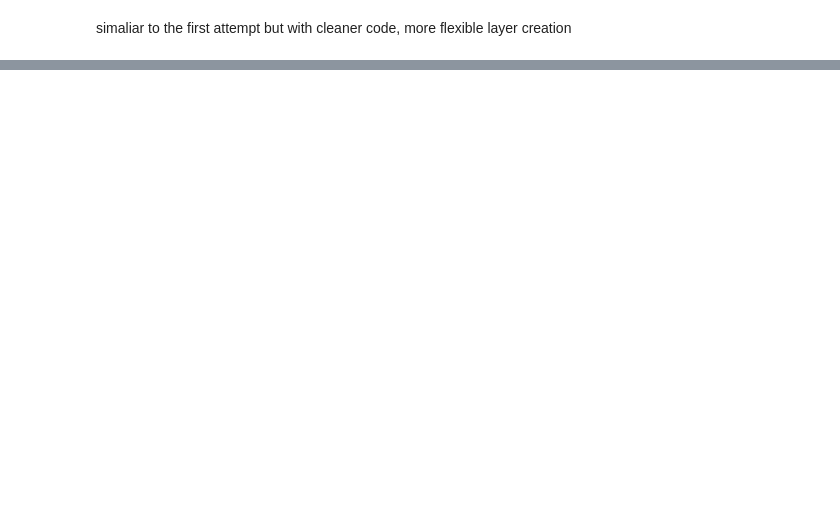
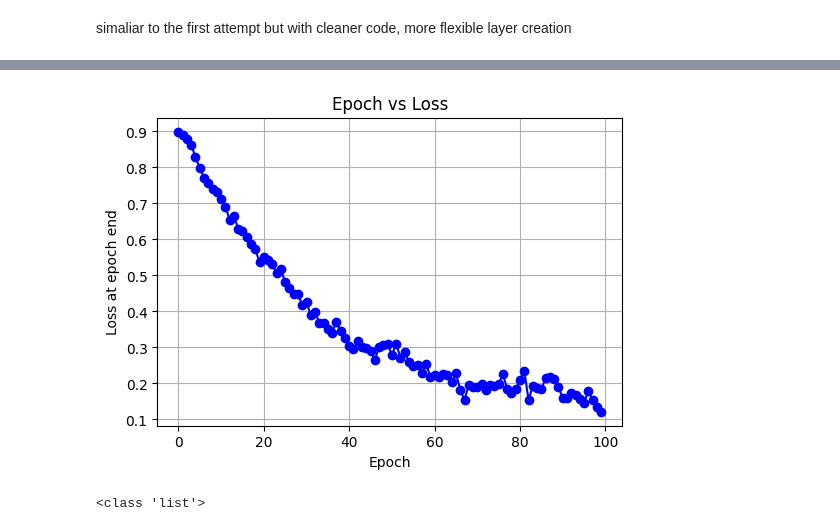
Before and after one commit to Jonathan-Lussier/MNIST_digit_classifier, a Jupyter notebook: basic_nn.ipynb, the cells around one changed output, grey strips where cells are left out. Cells and saved outputs as stored; diff of their text form; code cells hidden in the pictures; blank space fills up the shorter version.

```diff
--- a/basic_nn.ipynb
+++ b/basic_nn.ipynb
@@ -276,25 +278,28 @@ def save_performance(x_epoch, y_loss, cfg:Config, timestamp):
 # %%
 image_size = 28**2
 batch_size = 100
 dataset_size = 60000
 hidden_layers = 3
 hidden_layer_size = 17
-learning_rate = 0.5
-epochs = 2
+learning_rate = 0.125
+epochs = 100
 images_path = "MNIST/train-images.idx3-ubyte"
 labels_path = "MNIST/train-labels.idx1-ubyte"
 
 cfg = Config(input_layer_size=image_size,
               output_layer_size=10,
               hidden_layer_num= hidden_layers,
               hidden_layer_size = hidden_layer_size,
 
               learning_rate=learning_rate,
               dataset_size=dataset_size,
               batch_size=batch_size,
               epochs=epochs
               )
 
 net, (x_epoch, y_loss) = train(images_path, labels_path, cfg=cfg)
 timestamp, f_name = save_weights_biases(net)
 run_id, results_f_name, plot_f_name = save_performance(x_epoch,y_loss, cfg=cfg, timestamp=timestamp)
+# %% [output]
+[figure, added]
+<class 'list'>
```
Also changed, not shown: parts of 6 cells of this notebook, 3 other files.
